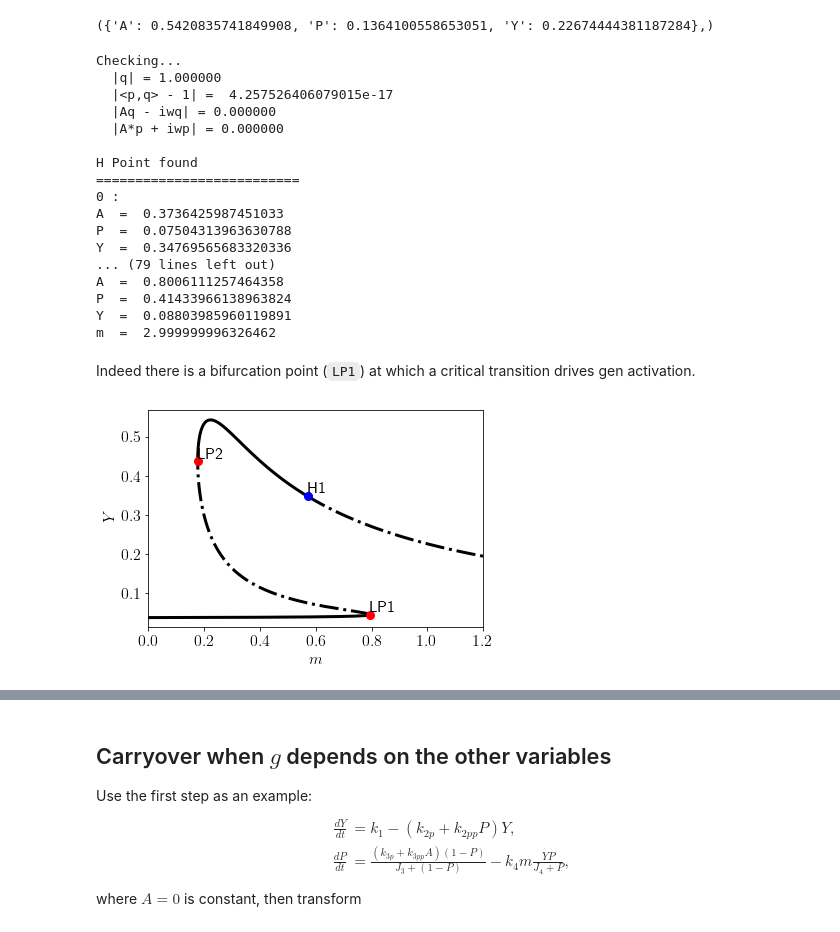
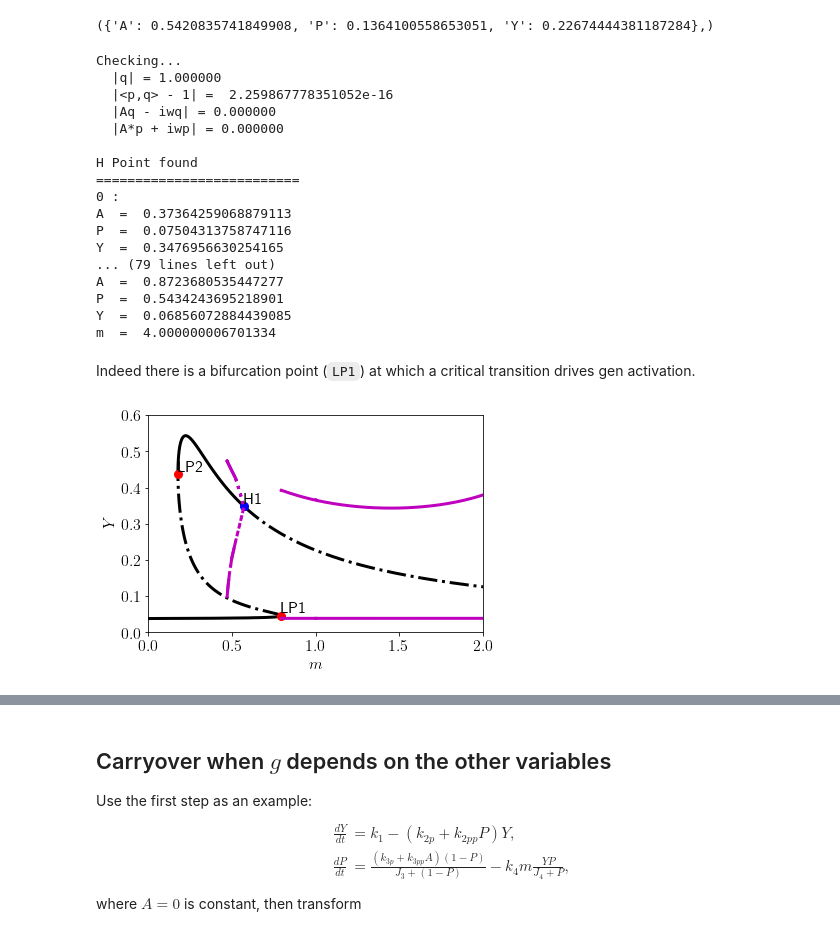
Before and after one commit to ccontrer/20-05SNBifurcationCarryover, a Jupyter notebook: notebooks/Application Cell cycle.ipynb, the cells around one changed output, grey strips where cells are left out. Drawn from its saved outputs; the diff is of its cells as text; code cells hidden in the pictures.

Commit message:
cell cycle app update

```diff
--- a/notebooks/Application Cell cycle.ipynb
+++ b/notebooks/Application Cell cycle.ipynb
@@ -50,11 +50,13 @@ params = {'k1': 0.04,
           'J5':  0.3,
           'm': 1.0,
           'n': 4}
-ics = {'Y': 1.0, 'P': 0.5, 'A': 0.1}
+ics = {'A':  0.5589948209351,
+       'P':  0.9899006517009776,
+       'Y':  0.03951157409159911}
 DSargs = dst.args(name='CellCycle')
 DSargs.pars = params
-DSargs.tdata = [0, 2]
-DSargs.pdomain = {'m': [0, 3.0],
+DSargs.tdata = [0, 100]
+DSargs.pdomain = {'m': [0, 4.0],
                   'k1': [0, 1.0],
                   'k2p': [0, 10.0],
                   'k3p': [0, 10.0],
@@ -72,9 +115,6 @@ fps
 # %% [output]
 ({'A': 0.5420835741849908, 'P': 0.1364100558653051, 'Y': 0.22674444381187284},)
 # %%
-# bifurcation diagram for s
-# first branch
-PC = dst.ContClass(DS)
 name1 = 'EQ1'
 PCargs = dst.args(name=name1)
 PCargs.type = 'EP-C'
@@ -96,35 +136,59 @@ PC.curves[name1].forward()
 # %% [output]
 Checking...
   |q| = 1.000000
-  |<p,q> - 1| =  4.257526406079015e-17
+  |<p,q> - 1| =  2.259867778351052e-16
   |Aq - iwq| = 0.000000
   |A*p + iwp| = 0.000000
 
 H Point found
 ==========================
 0 :
-A  =  0.3736425987451033
-P  =  0.07504313963630788
-Y  =  0.34769565683320336
+A  =  0.37364259068879113
+P  =  0.07504313758747116
+Y  =  0.3476956630254165
 ... (79 lines left out)
-A  =  0.8006111257464358
-P  =  0.41433966138963824
-Y  =  0.08803985960119891
-m  =  2.999999996326462
+A  =  0.8723680535447277
+P  =  0.5434243695218901
+Y  =  0.06856072884439085
+m  =  4.000000006701334
 # %% [markdown]
 Indeed there is a bifurcation point (`LP1`) at which a critical transition drives gen activation.
+# %%
+name2 = 'LC1'
+PCargs = dst.args(name=name2)
+PCargs.type = 'LC-C'
+PCargs.initpoint = 'EQ1:H1'
+PCargs.freepars = ['m']
+PCargs.StepSize = 1e-1
+PCargs.NumSPOut = 30
+PCargs.MaxNumPoints = 5000
+PCargs.MaxStepSize = 5e-1
+PCargs.MinStepSize = 1e-6
+PCargs.MaxTestIters = 200
+PCargs.SolutionMeasures = 'all'
+PCargs.SaveEigen = True
+PCargs.StopAtPoints = ['B']
+PCargs.verbosity = 2
+
+PC.newCurve(PCargs)
+PC.curves[name2].backward()
+PC.curves[name2].forward()
 # %%
 PC[name1].display(('m', 'Y'), stability=True, linewidth=3)
-PC.plot.fig1.toggleAll('off', bytype=['P','B'])
+PC[name2].display(('m', 'Y_min'), stability=True, linewidth=3)
+PC[name2].display(('m', 'Y_max'), stability=True, linewidth=3)
+PC[name3].display(('m', 'Y_min'), stability=True, linewidth=3)
+PC[name3].display(('m', 'Y_max'), stability=True, linewidth=3)
+PC.plot.fig1.toggleAll('off', bytype=['P','B','MX','RG'])
 PC.plot.fig1.axes1.axes.set_xlabel('$m$', fontsize=16)
-PC.plot.fig1.axes1.axes.set_xlim((0.0, 1.2))
+PC.plot.fig1.axes1.axes.set_xlim((0.0, 2.0))
 PC.plot.fig1.axes1.axes.set_ylabel('$Y$', fontsize=16)
-# PC.plot.fig1.axes1.axes.set_ylim((0.0, 2.6))
+PC.plot.fig1.axes1.axes.set_ylim((0.0, 0.6))
 PC.plot.fig1.axes1.axes.set_title('')
-plt.savefig(figdir + 'ApplicationCellCycleBifurcation.pdf', bbox_inches='tight')
+plt.savefig(figdir + 'ApplicationCellCycleOriginalBifurcation.pdf', bbox_inches='tight')
 plt.show()
 # %% [output]
-[figure, old version]
+[figure, new version]
 # %%
 # Two-parameter bifurcation
 namefold = 'FO1'
```
Also changed, not shown: parts of 20 cells of this notebook, 14 other files.
